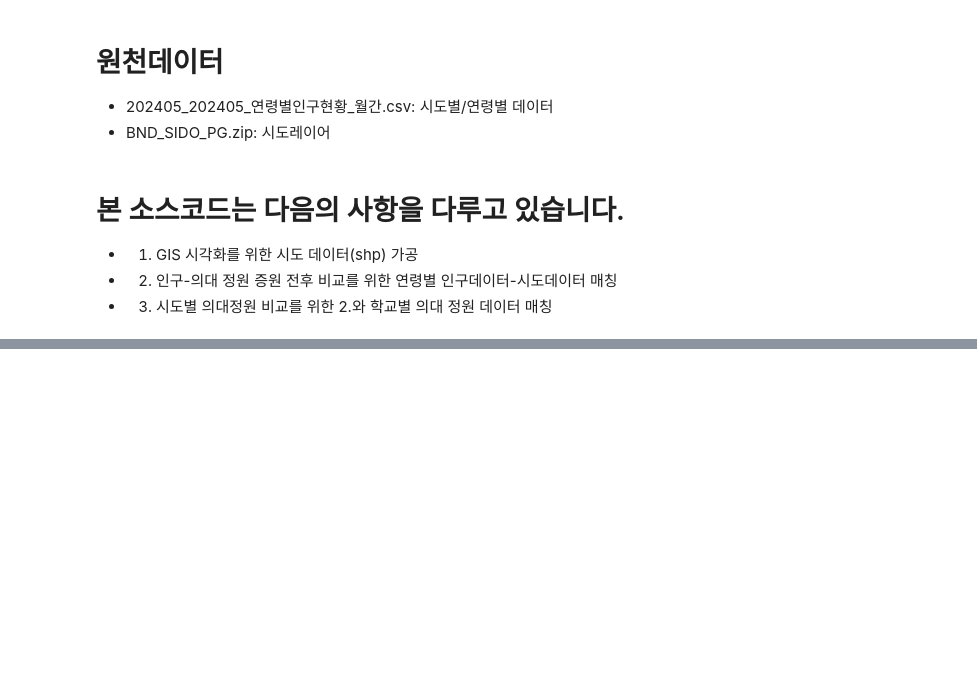
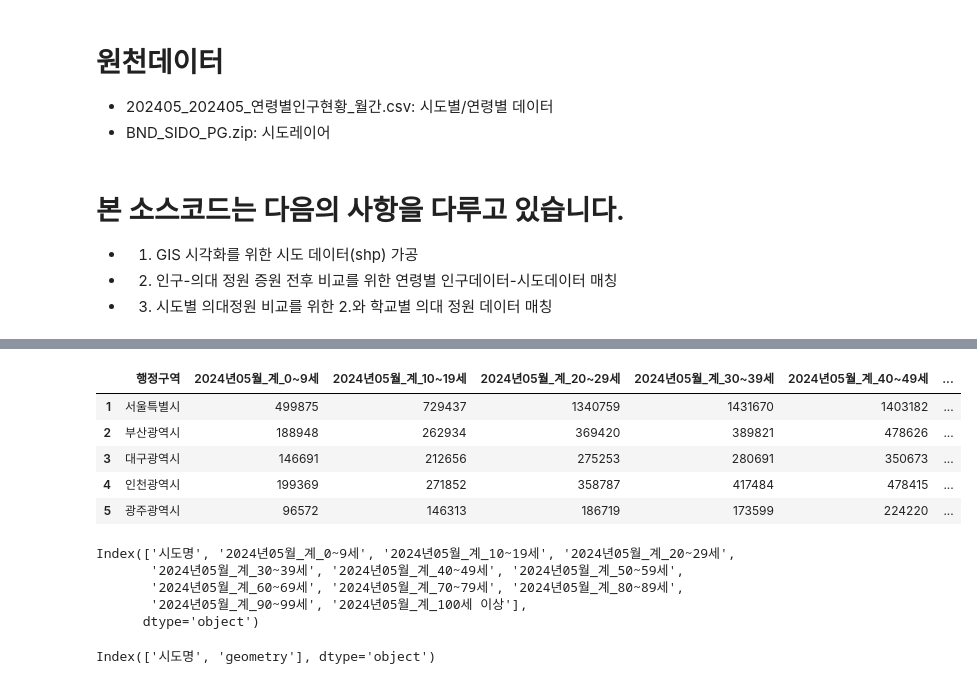
Before and after one commit to rnjsrlgns0/-GIS-Based-Visualization-of-Medical-School-Quota-Expansion, a Jupyter notebook: 소스코드/preprocessing_GIS_pop.ipynb, the cells around one changed output, grey strips where cells are left out. Cells and saved outputs as stored; diff of their text form; code cells hidden in the pictures; blank space fills up the shorter version.

```diff
--- a/소스코드/preprocessing_GIS_pop.ipynb
+++ b/소스코드/preprocessing_GIS_pop.ipynb
@@ -36,0 +87,11 @@ df_pop.head()
+# %%
+#행정구역의 컬럼명 -> 시도명만 남기고 제거
+df_pop['행정구역'] = df_pop['행정구역'].apply(lambda x: x.split('(')[0])
+df_pop.head()
+# %% [output]
+|  | 행정구역 | 2024년05월_계_0~9세 | 2024년05월_계_10~19세 | 2024년05월_계_20~29세 | 2024년05월_계_30~39세 | 2024년05월_계_40~49세 | ... |
+| 1 | 서울특별시 | 499875 | 729437 | 1340759 | 1431670 | 1403182 | ... |
+| 2 | 부산광역시 | 188948 | 262934 | 369420 | 389821 | 478626 | ... |
+| 3 | 대구광역시 | 146691 | 212656 | 275253 | 280691 | 350673 | ... |
+| 4 | 인천광역시 | 199369 | 271852 | 358787 | 417484 | 478415 | ... |
+| 5 | 광주광역시 | 96572 | 146313 | 186719 | 173599 | 224220 | ... |
@@ -36,0 +105,12 @@ df_pop.head()
+# %%
+print(df_pop.columns)
+# %% [output]
+Index(['시도명', '2024년05월_계_0~9세', '2024년05월_계_10~19세', '2024년05월_계_20~29세',
+       '2024년05월_계_30~39세', '2024년05월_계_40~49세', '2024년05월_계_50~59세',
+       '2024년05월_계_60~69세', '2024년05월_계_70~79세', '2024년05월_계_80~89세',
+       '2024년05월_계_90~99세', '2024년05월_계_100세 이상'],
+      dtype='object')
+# %%
+print(gdf.columns)
+# %% [output]
+Index(['시도명', 'geometry'], dtype='object')
```
Also changed, not shown: parts of 13 cells of this notebook, 1 other file.
